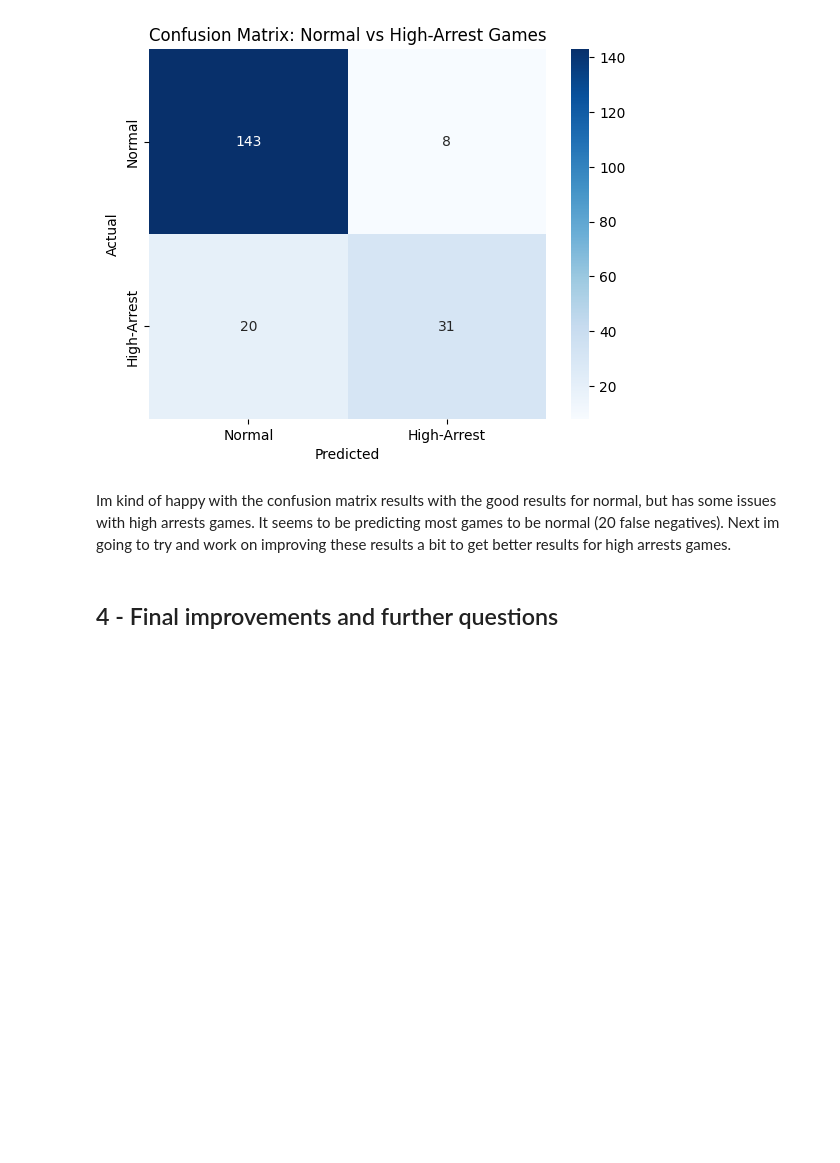
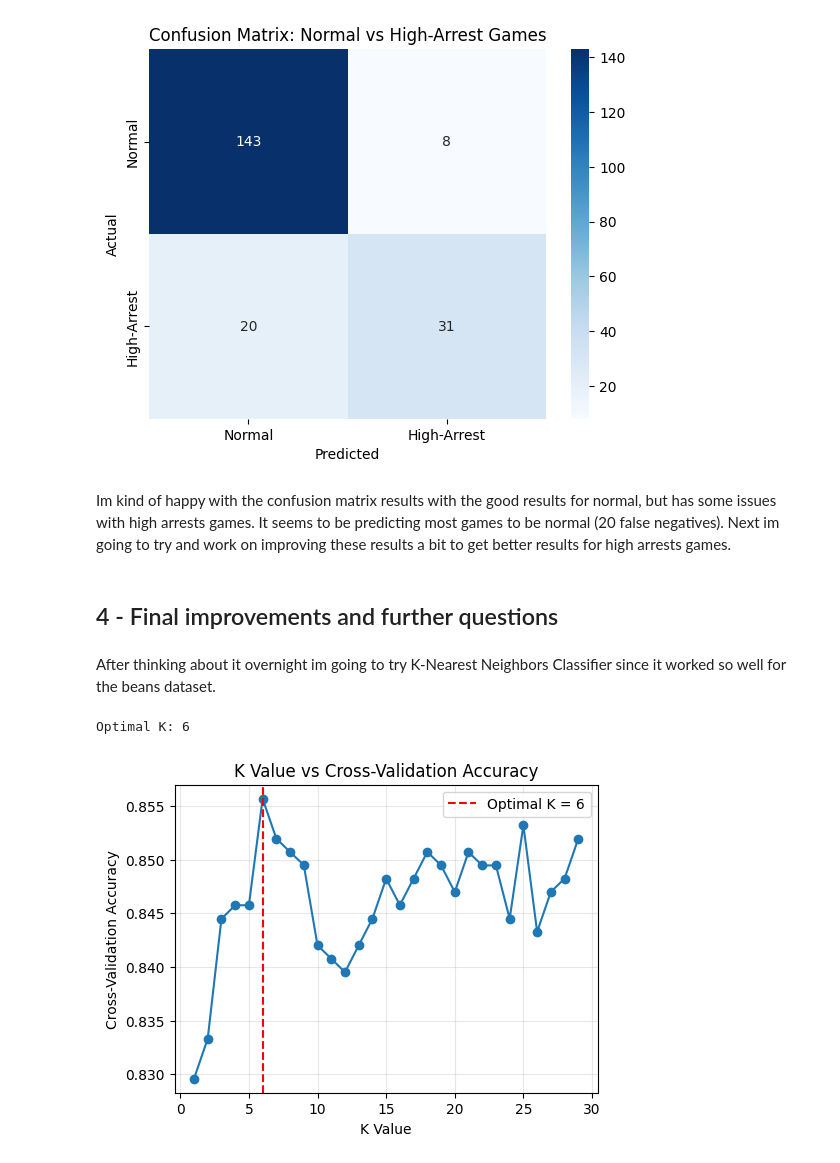
Before and after one commit to NateCook541/Data-science-final-project, a Jupyter notebook: mainNFLArrrest.ipynb, the cells around one changed output. Cells and saved outputs as stored; diff of their text form; code cells hidden in the pictures; blank space fills up the shorter version.

```diff
--- a/mainNFLArrrest.ipynb
+++ b/mainNFLArrrest.ipynb
@@ -705,3 +879,30 @@ plt.show()
 Im kind of happy with the confusion matrix results with the good results for normal, but has some issues with high arrests games. It seems to be predicting most games to be normal (20 false negatives). Next im going to try and work on improving these results a bit to get better results for high arrests games.
 # %% [markdown]
 ## 4 - Final improvements and further questions
+# %% [markdown]
+After thinking about it overnight im going to try K-Nearest Neighbors Classifier since it worked so well for the beans dataset.
+# %%
+k_range = range(1, 30)
+k_scores = []
+
+for k in k_range:
+    knn = KNeighborsClassifier(n_neighbors=k)
+    scores = cross_val_score(knn, X_train, y_train_class, cv=5, scoring='accuracy')
+    k_scores.append(scores.mean())
+
+optimal_k = k_range[np.argmax(k_scores)]
+print(f"Optimal K: {optimal_k}")
+# %% [output]
+Optimal K: 6
+# %%
+plt.figure(figsize=(12, 4))
+plt.subplot(1, 2, 1)
+plt.plot(k_range, k_scores, marker='o')
+plt.xlabel('K Value')
+plt.ylabel('Cross-Validation Accuracy')
+plt.title('K Value vs Cross-Validation Accuracy')
+plt.axvline(x=optimal_k, color='red', linestyle='--', label=f'Optimal K = {optimal_k}')
+plt.legend()
+plt.grid(True, alpha=0.3)
+# %% [output]
+[figure, added]
```
Also changed, not shown: parts of 15 cells of this notebook.
